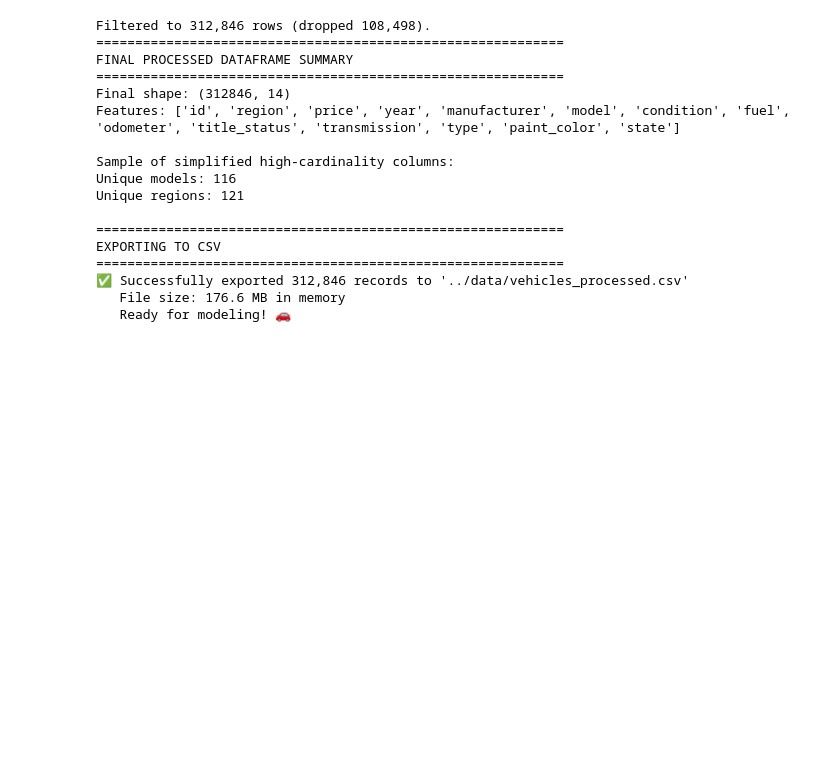
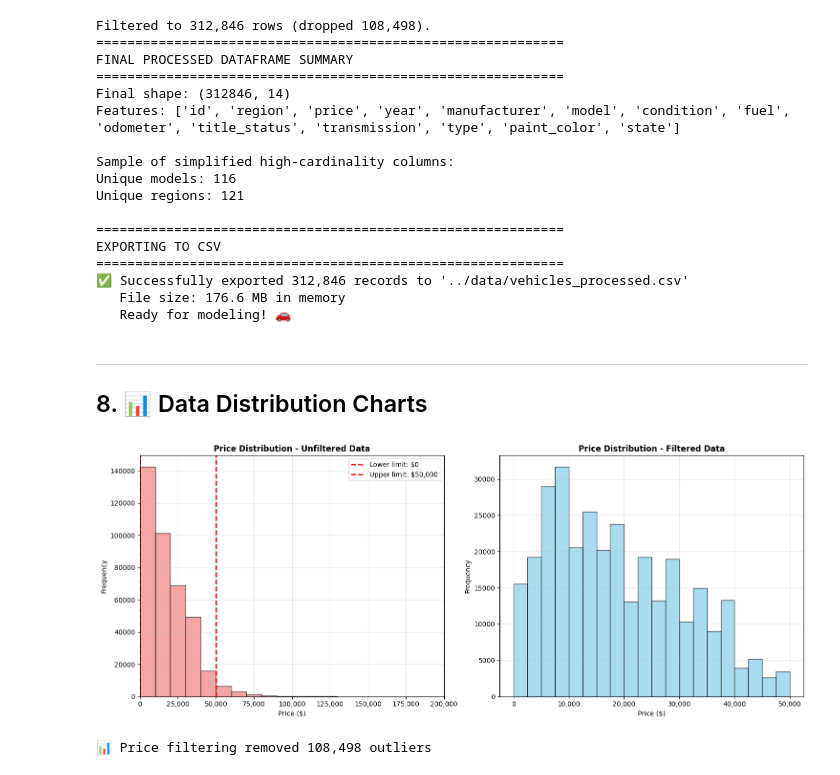
Before and after one commit to jojasan/kaggle-used-cars, a Jupyter notebook: notebooks/data_prep.ipynb, the cells around one changed output. Saved outputs shown, nothing was run; the diff lists cells and outputs as text; code cells hidden in the pictures; blank space fills up the shorter version.

Commit message:
Improved data exploration charts

```diff
--- a/notebooks/data_prep.ipynb
+++ b/notebooks/data_prep.ipynb
@@ -599,3 +621,38 @@ EXPORTING TO CSV
 ✅ Successfully exported 312,846 records to '../data/vehicles_processed.csv'
    File size: 176.6 MB in memory
    Ready for modeling! 🚗
+# %% [markdown]
+---
+## 8. 📊 Data Distribution Charts
+# %%
+# Price histogram - Before and After Filtering
+fig, (ax1, ax2) = plt.subplots(1, 2, figsize=(15, 6))
+
+# Left: Unfiltered data with filter boundaries
+df_plot = df_cars_simplified[(df_cars_simplified['price'] > 0) & (df_cars_simplified['price'] < 200_000)]
+ax1.hist(df_plot['price'], bins=20, alpha=0.7, color='lightcoral', edgecolor='black')
+ax1.axvline(price_low, color='red', linestyle='--', linewidth=2, label=f'Lower limit: ${price_low:,}')
+ax1.axvline(price_high, color='red', linestyle='--', linewidth=2, label=f'Upper limit: ${price_high:,}')
+ax1.set_title('Price Distribution - Unfiltered Data', fontweight='bold')
+ax1.set_xlabel('Price ($)')
+ax1.set_ylabel('Frequency')
+ax1.grid(True, alpha=0.3)
+ax1.legend()
+ax1.xaxis.set_major_formatter(StrMethodFormatter('{x:,.0f}'))
+ax1.set_xlim(0, 200000)  # Extended view to show outliers
+
+# Right: Filtered data (original)
+ax2.hist(df_cars_processed['price'], bins=20, alpha=0.7, color='skyblue', edgecolor='black')
+ax2.set_title('Price Distribution - Filtered Data', fontweight='bold')
+ax2.set_xlabel('Price ($)')
+ax2.set_ylabel('Frequency')
+ax2.xaxis.set_major_formatter(StrMethodFormatter('{x:,.0f}'))
+ax2.grid(True, alpha=0.3)
+
+plt.tight_layout()
+plt.show()
+
+print(f"📊 Price filtering removed {len(df_cars_simplified) - len(df_cars_processed):,} outliers")
+# %% [output]
+[figure, added]
+📊 Price filtering removed 108,498 outliers
```
Also changed, not shown: parts of 17 cells of this notebook, 11 other files.
